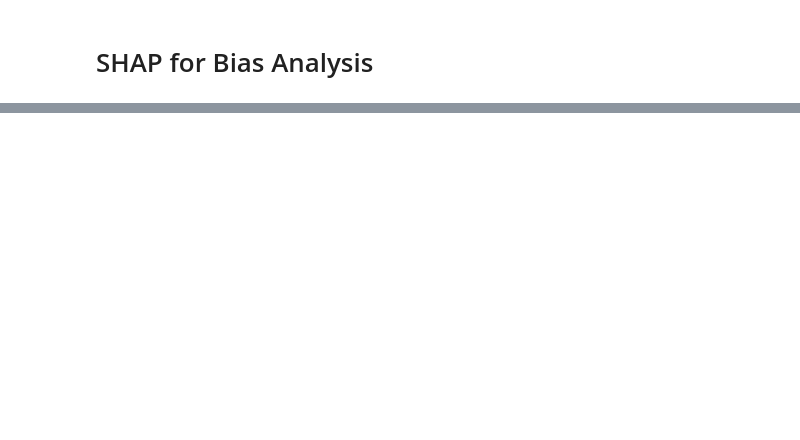
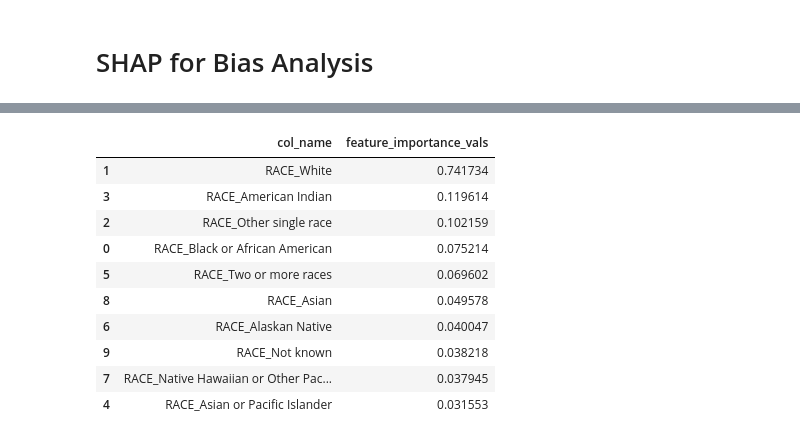
Before and after one commit to metzlere/MADS-Capstone, a Jupyter notebook: bias_analysis.ipynb, the cells around one changed output, grey strips where cells are left out. Saved outputs shown, nothing was run; the diff lists cells and outputs as text; code cells hidden in the pictures; blank space fills up the shorter version.

```diff
--- a/bias_analysis.ipynb
+++ b/bias_analysis.ipynb
@@ -91,2 +104,5 @@ exp_list_filtered_race
 # %% [markdown]
 # SHAP for Bias Analysis
+# %%
+needed_features = features_one_hot_sample[['RACE_Black or African American','RACE_White','RACE_Other single race', 'RACE_American Indian', 'RACE_Asian or Pacific Islander', 'RACE_Two or more races','RACE_Alaskan Native',
+ 'RACE_Native Hawaiian or Other Pacific Islander','RACE_Asian','RACE_Not known']]
@@ -133 +128,21 @@ print(exp)
+# %%
+#mean of values over the random sample of 500
+vals= np.abs(shap_values).mean(0)
+
+#creating dataframe of the sum of means, regarding the shap_values means for the RACE_ variables for comparison
+feature_importance = pd.DataFrame(list(zip(needed_features.columns, sum(vals))), columns=['col_name','feature_importance_vals'])
+feature_importance.sort_values(by=['feature_importance_vals'], ascending=False,inplace=True)
+feature_importance
+# %% [output]
+|  | col_name | feature_importance_vals |
+| 1 | RACE_White | 0.741734 |
+| 3 | RACE_American Indian | 0.119614 |
+| 2 | RACE_Other single race | 0.102159 |
+| 0 | RACE_Black or African American | 0.075214 |
+| 5 | RACE_Two or more races | 0.069602 |
+| 8 | RACE_Asian | 0.049578 |
+| 6 | RACE_Alaskan Native | 0.040047 |
+| 9 | RACE_Not known | 0.038218 |
+| 7 | RACE_Native Hawaiian or Other Pac... | 0.037945 |
+| 4 | RACE_Asian or Pacific Islander | 0.031553 |
 # %%
```
Also changed, not shown: parts of 15 cells of this notebook.
